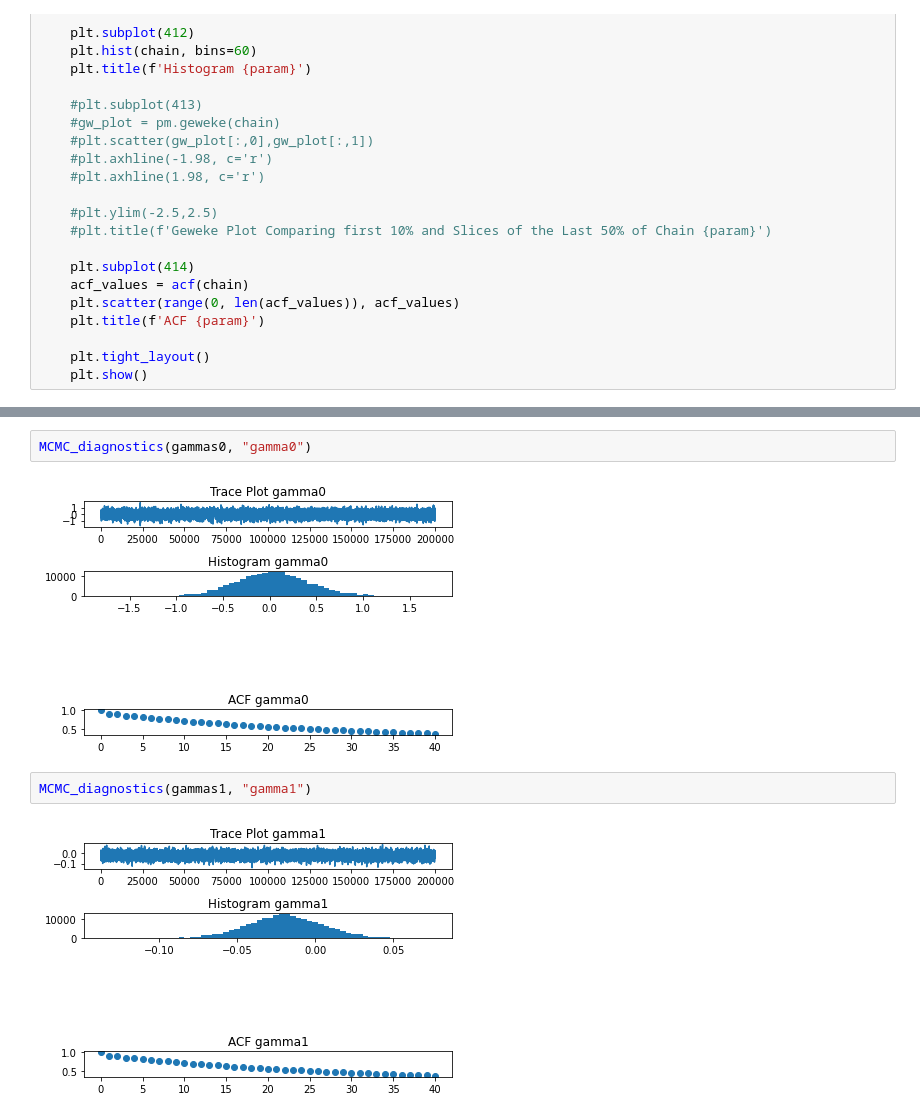
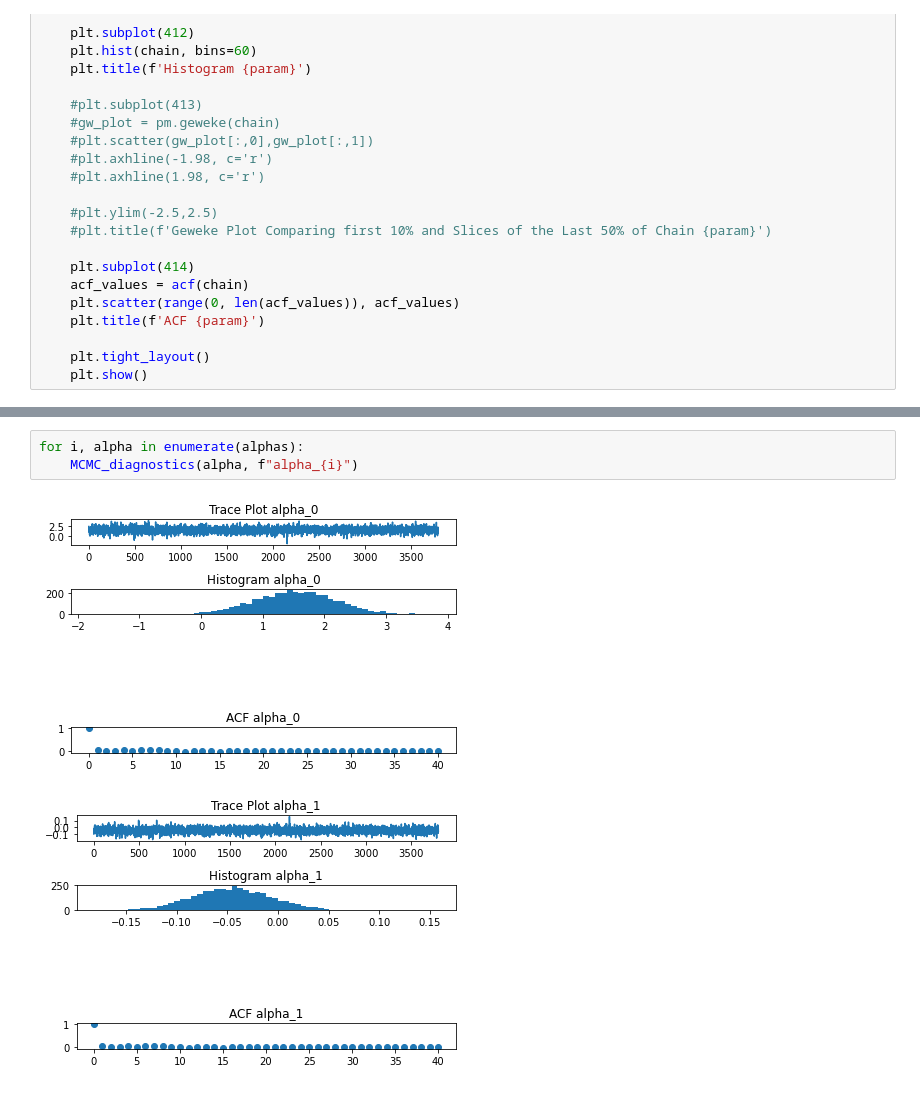
Before and after one commit to lbotti319/bayesian_math_scores, a Jupyter notebook: 04_MNAR_Model.ipynb, the cells around one changed output, grey strips where cells are left out. Saved outputs shown, nothing was run; the diff lists cells and outputs as text.

```diff
--- a/04_MNAR_Model.ipynb
+++ b/04_MNAR_Model.ipynb
@@ -120,8 +104,6 @@ MCMC_diagnostics(alphas1, 'alpha1')
-# %%
-MCMC_diagnostics(gammas0, "gamma0")
-# %% [output]
-[figure, removed]
-# %%
-MCMC_diagnostics(gammas1, "gamma1")
-# %% [output]
-[figure, removed]
+# %%
+for i, alpha in enumerate(alphas):
+    MCMC_diagnostics(alpha, f"alpha_{i}")
+# %% [output]
+[figure, added]
+[figure, added]
```
Also changed, not shown: parts of 21 cells of this notebook, 8 other files.
